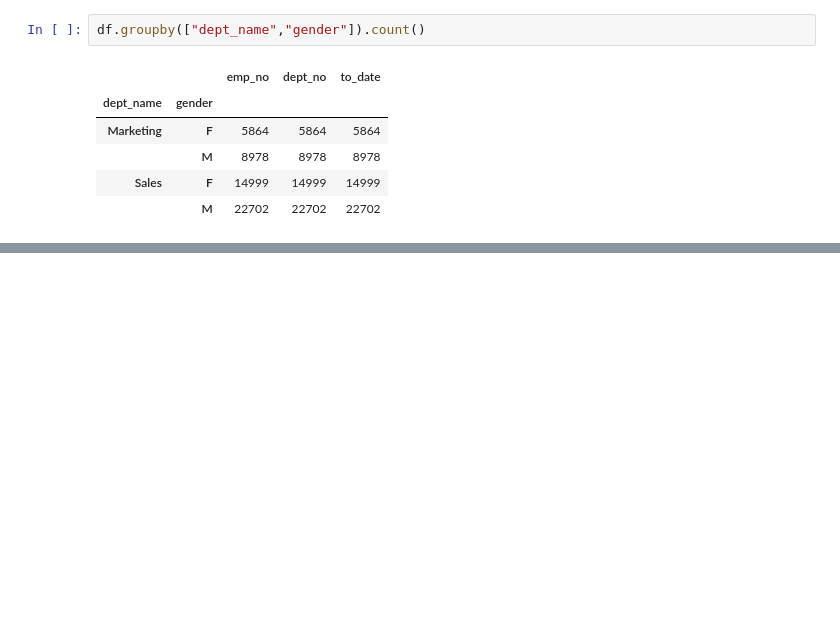
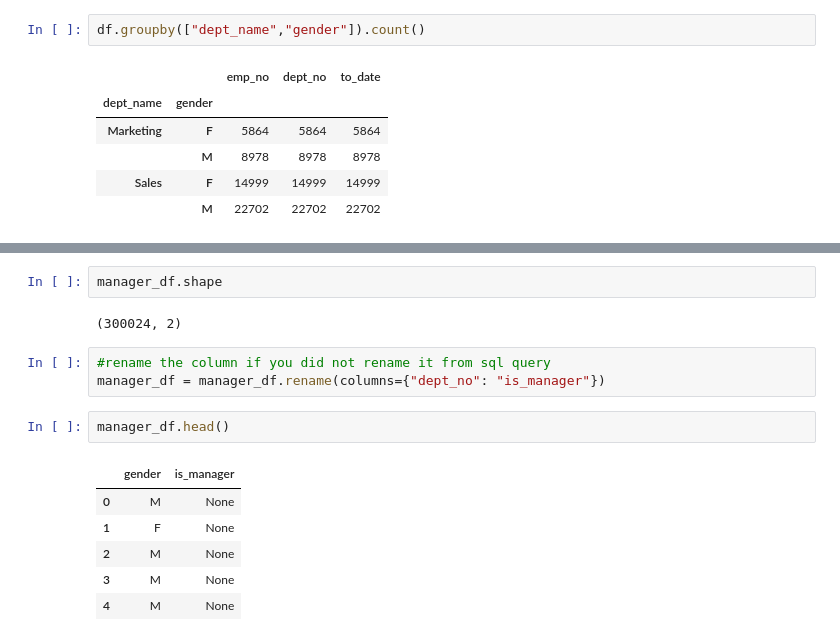
Before and after one commit to cindyvillanuevads/statistics-exercises, a Jupyter notebook: hypothesis_testing.ipynb, the cells around one changed output, grey strips where cells are left out. Saved outputs shown, nothing was run; the diff lists cells and outputs as text; blank space fills up the shorter version.

```diff
--- a/hypothesis_testing.ipynb
+++ b/hypothesis_testing.ipynb
@@ -1087,0 +1319,16 @@ df.groupby(["dept_name","gender"]).count()
+# %%
+manager_df.shape
+# %% [output]
+(300024, 2)
+# %%
+#rename the column if you did not rename it from sql query
+manager_df = manager_df.rename(columns={"dept_no": "is_manager"})
+# %%
+manager_df.head()
+# %% [output]
+|  | gender | is_manager |
+| 0 | M | None |
+| 1 | F | None |
+| 2 | M | None |
+| 3 | M | None |
+| 4 | M | None |
```
Also changed, not shown: parts of 42 cells of this notebook.
